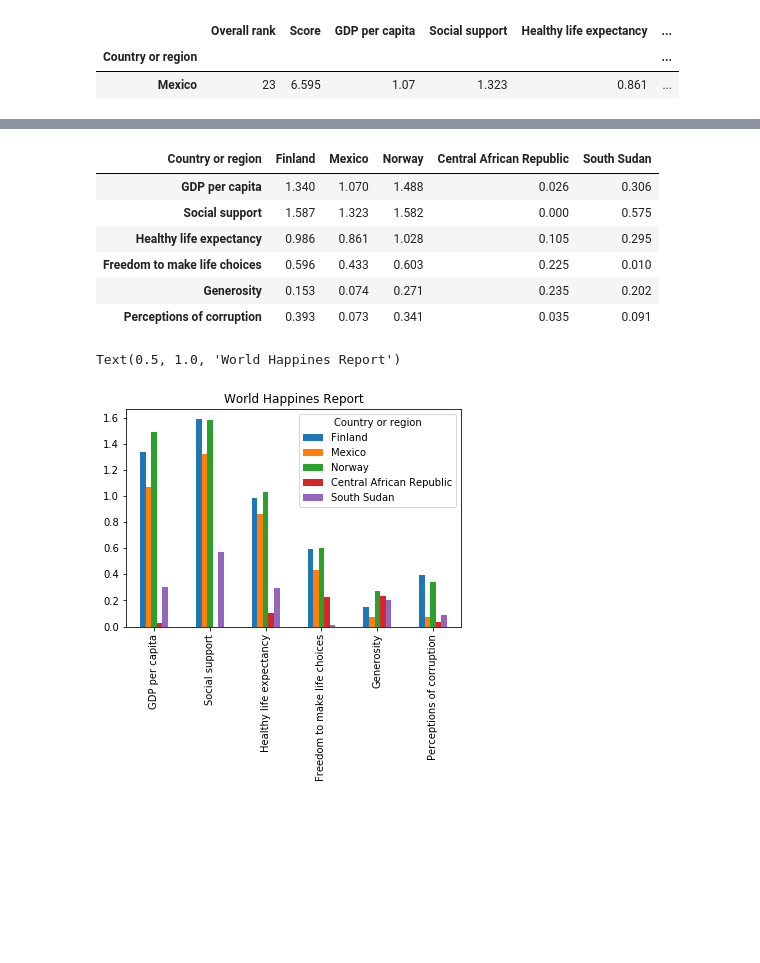
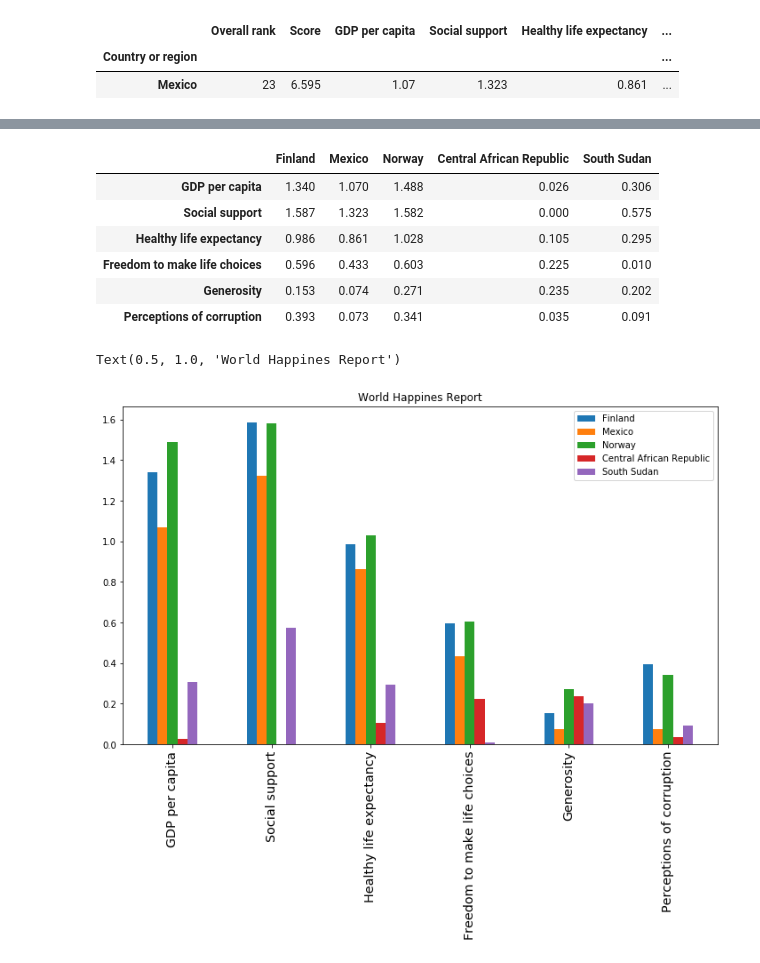
Before and after one commit to D17297/TEC, a Jupyter notebook: Reto.ipynb, the cells around one changed output, grey strips where cells are left out. Drawn from its saved outputs; the diff is of its cells as text; code cells hidden in the pictures; blank space fills up the shorter version.

```diff
--- a/Reto.ipynb
+++ b/Reto.ipynb
@@ -78,10 +91,11 @@ happiness.sort_values('Score', inplace=True)
 # %%
 happiness1=pd.concat([happiness[-1:],happiness[happiness['Country or region']=='Mexico'],happiness[happiness['Country or region']=='Norway'],happiness[happiness['Country or region']=='Central African Republic'],happiness[:1]])
 happiness1.set_index('Country or region',inplace=True)
+happiness1.rename_axis("", axis="index",inplace=True)
 happiness1=happiness1.drop(['Overall rank','Score'],axis=1).T
 happiness1
 # %% [output]
-| Country or region | Finland | Mexico | Norway | Central African Republic | South Sudan |
+|  | Finland | Mexico | Norway | Central African Republic | South Sudan |
 | GDP per capita | 1.340 | 1.070 | 1.488 | 0.026 | 0.306 |
 | Social support | 1.587 | 1.323 | 1.582 | 0.000 | 0.575 |
 | Healthy life expectancy | 0.986 | 0.861 | 1.028 | 0.105 | 0.295 |
@@ -89,11 +103,12 @@ happiness1
 | Generosity | 0.153 | 0.074 | 0.271 | 0.235 | 0.202 |
 | Perceptions of corruption | 0.393 | 0.073 | 0.341 | 0.035 | 0.091 |
 # %%
-happiness1.plot(kind='bar')
+happiness1.plot(kind='bar',figsize=(12,7))
+plt.xticks(fontsize='x-large')
 plt.title('World Happines Report')
 # %% [output]
 Text(0.5, 1.0, 'World Happines Report')
-[figure, old version]
+[figure, new version]
 # %%
 fig,axs = plt.subplots(2,3,figsize=(15,9))
 happiness.plot(kind='scatter',x='Score', y='GDP per capita',c='green',ax=axs[0,0])
```
Also changed, not shown: parts of 9 cells of this notebook.
